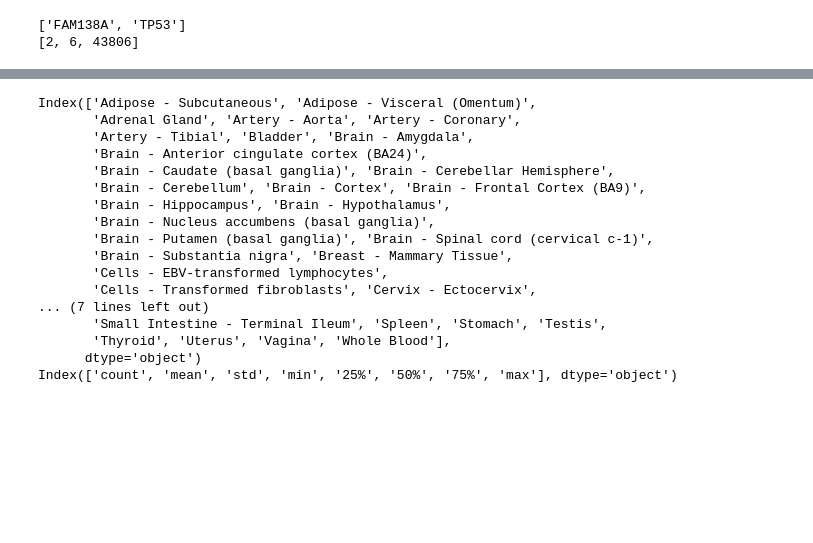
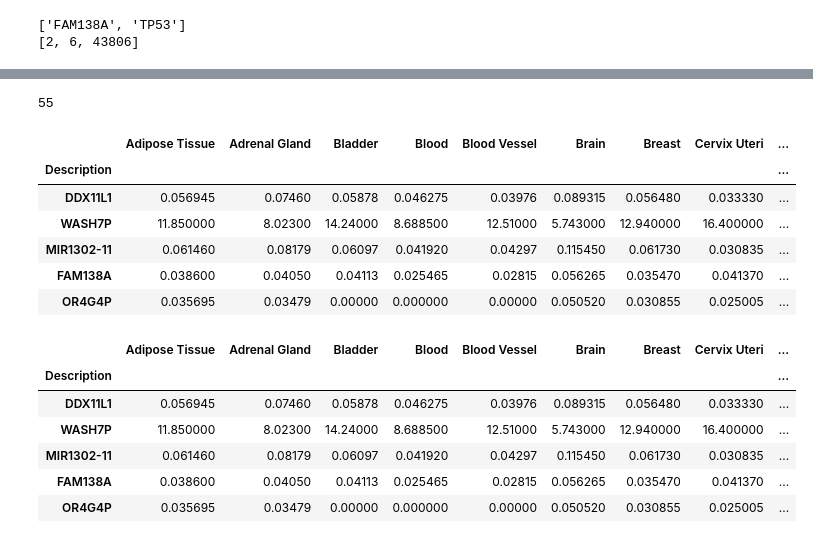
Before and after one commit to dustinbleile/Xpress, a Jupyter notebook: GTEx.ipynb, the cells around one changed output, grey strips where cells are left out. Drawn from its saved outputs; the diff is of its cells as text; code cells hidden in the pictures; blank space fills up the shorter version.

```diff
--- a/GTEx.ipynb
+++ b/GTEx.ipynb
@@ -175,21 +156,43 @@ gm.head()
-# %%
-pandas.set_option('max_columns', 60)
-desc = gm.describe()
-# %% [output]
-Index(['Adipose - Subcutaneous', 'Adipose - Visceral (Omentum)',
-       'Adrenal Gland', 'Artery - Aorta', 'Artery - Coronary',
-       'Artery - Tibial', 'Bladder', 'Brain - Amygdala',
-       'Brain - Anterior cingulate cortex (BA24)',
-       'Brain - Caudate (basal ganglia)', 'Brain - Cerebellar Hemisphere',
-       'Brain - Cerebellum', 'Brain - Cortex', 'Brain - Frontal Cortex (BA9)',
-       'Brain - Hippocampus', 'Brain - Hypothalamus',
-       'Brain - Nucleus accumbens (basal ganglia)',
-       'Brain - Putamen (basal ganglia)', 'Brain - Spinal cord (cervical c-1)',
-       'Brain - Substantia nigra', 'Breast - Mammary Tissue',
-       'Cells - EBV-transformed lymphocytes',
-       'Cells - Transformed fibroblasts', 'Cervix - Ectocervix',
-... (7 lines left out)
-       'Small Intestine - Terminal Ileum', 'Spleen', 'Stomach', 'Testis',
-       'Thyroid', 'Uterus', 'Vagina', 'Whole Blood'],
-      dtype='object')
-Index(['count', 'mean', 'std', 'min', '25%', '50%', '75%', 'max'], dtype='object')
+# %%
+len(tissue_dict)
+len(gtpm_med.columns)
+# %% [output]
+55
+# %%
+# Do something with the median values
+# pick a single tissue per tissue type
+sample_columns = [tissue_dict[t][0] for t in tissue_dict.keys()
+                  if tissue_dict[t][0] != 'Cells - Leukemia cell line (CML)']
+#print(gtpm_med.head())
+gm = gtpm_med.drop('gene_id', axis=1).set_index('Description')
+rename_cols = dict([(tissue_dict[t][0], t) for t in tissue_dict.keys()])
+gm = gm[sample_columns].rename(columns=rename_cols)
+# Copy table so we can add and modify values
+gm = gm.copy()
+gm.head()
+# Using gm table we can chacterize the genes a bit.
+# the spread includes extreme values, most of the tissues are similar
+# Mean is ~ 16 - 17 TPM, but 50th percentile is 0 and 75th percentile is ~ 2
+pandas.set_option('max_columns', 60)
+gm.describe()
+# %% [output]
+|  | Adipose Tissue | Adrenal Gland | Bladder | Blood | Blood Vessel | Brain | Breast | Cervix Uteri | ... |
+| Description |  |  |  |  |  |  |  |  | ... |
+| DDX11L1 | 0.056945 | 0.07460 | 0.05878 | 0.046275 | 0.03976 | 0.089315 | 0.056480 | 0.033330 | ... |
+| WASH7P | 11.850000 | 8.02300 | 14.24000 | 8.688500 | 12.51000 | 5.743000 | 12.940000 | 16.400000 | ... |
+| MIR1302-11 | 0.061460 | 0.08179 | 0.06097 | 0.041920 | 0.04297 | 0.115450 | 0.061730 | 0.030835 | ... |
+| FAM138A | 0.038600 | 0.04050 | 0.04113 | 0.025465 | 0.02815 | 0.056265 | 0.035470 | 0.041370 | ... |
+| OR4G4P | 0.035695 | 0.03479 | 0.00000 | 0.000000 | 0.00000 | 0.050520 | 0.030855 | 0.025005 | ... |
+# %%
+gm['mean'] = gm.apply(lambda row: row.mean(), axis=1)
+gm['median'] = gm.apply(lambda row: row.median(), axis=1)
+gm['std'] = gm.apply(lambda row: row.std(), axis=1)
+gm.head()
+# %% [output]
+|  | Adipose Tissue | Adrenal Gland | Bladder | Blood | Blood Vessel | Brain | Breast | Cervix Uteri | ... |
+| Description |  |  |  |  |  |  |  |  | ... |
+| DDX11L1 | 0.056945 | 0.07460 | 0.05878 | 0.046275 | 0.03976 | 0.089315 | 0.056480 | 0.033330 | ... |
+| WASH7P | 11.850000 | 8.02300 | 14.24000 | 8.688500 | 12.51000 | 5.743000 | 12.940000 | 16.400000 | ... |
+| MIR1302-11 | 0.061460 | 0.08179 | 0.06097 | 0.041920 | 0.04297 | 0.115450 | 0.061730 | 0.030835 | ... |
+| FAM138A | 0.038600 | 0.04050 | 0.04113 | 0.025465 | 0.02815 | 0.056265 | 0.035470 | 0.041370 | ... |
+| OR4G4P | 0.035695 | 0.03479 | 0.00000 | 0.000000 | 0.00000 | 0.050520 | 0.030855 | 0.025005 | ... |
```
Also changed, not shown: parts of 12 cells of this notebook.
